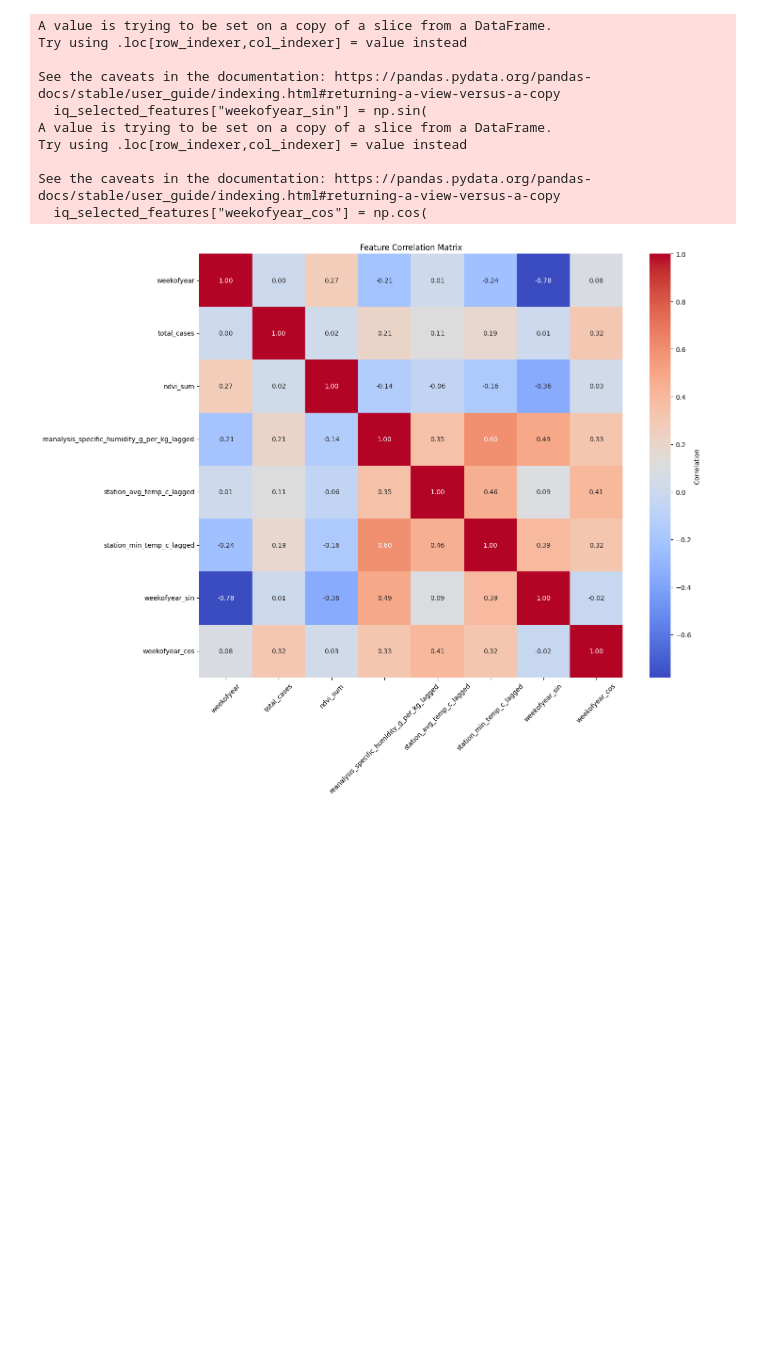
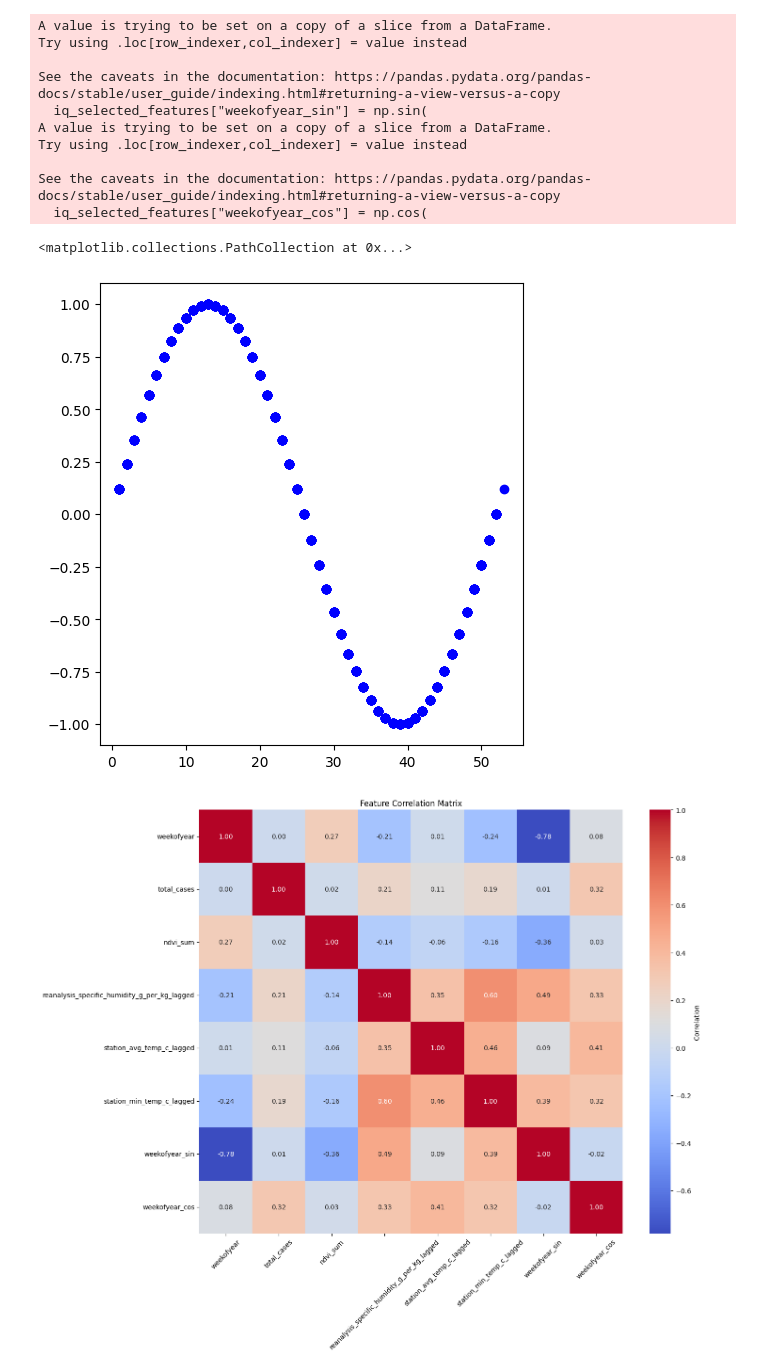
Before and after one commit to SalmanFarizN/DengAI, a Jupyter notebook: notebooks/salman_dat_explore.ipynb, the cells around one changed output. Drawn from its saved outputs; the diff is of its cells as text; code cells hidden in the pictures; blank space fills up the shorter version.

```diff
--- a/notebooks/salman_dat_explore.ipynb
+++ b/notebooks/salman_dat_explore.ipynb
@@ -216,6 +216,19 @@ Try using .loc[row_indexer,col_indexer] = value instead
 
 See the caveats in the documentation: https://pandas.pydata.org/pandas-docs/stable/user_guide/indexing.html#returning-a-view-versus-a-copy
   iq_selected_features["weekofyear_cos"] = np.cos(
+# %%
+# Plot the sin and cos transformations
+plt.figure(figsize=(12, 6))
+plt.subplot(1, 2, 1)
+plt.scatter(
+    iq_selected_features["weekofyear"],
+    iq_selected_features["weekofyear_sin"],
+    label="Sin Transformation",
+    color="blue",
+)
+# %% [output]
+<matplotlib.collections.PathCollection at 0x...>
+[figure, added]
 # %%
 corr = iq_selected_features.corr()
 
```
Also changed, not shown: parts of 2 cells of this notebook.
